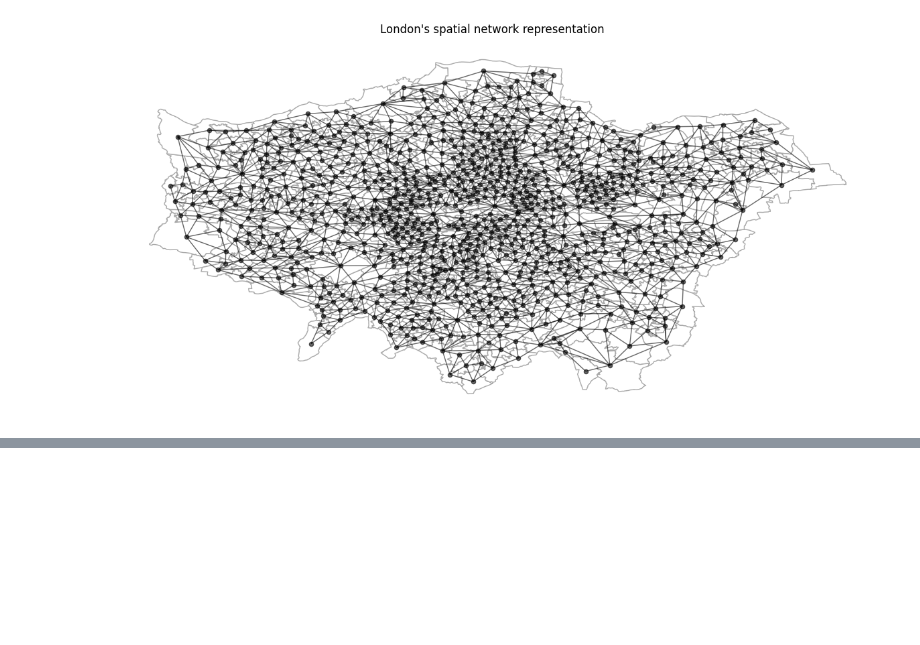
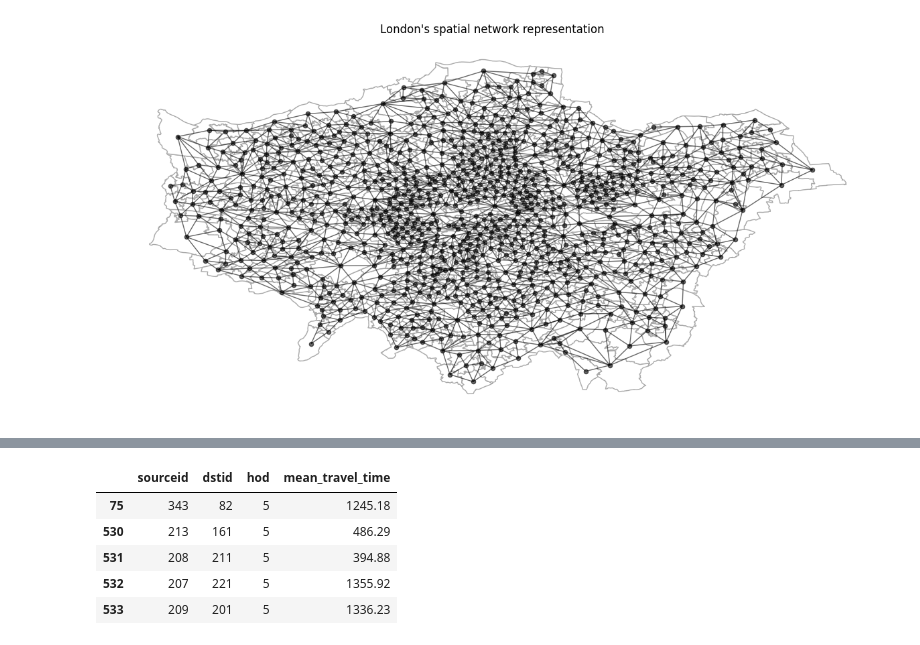
Before and after one commit to RiccardoSpolaor/Traffic-Flow-Analysis-Using-Uber-Movement-Data, a Jupyter notebook: src/main.ipynb, the cells around one changed output, grey strips where cells are left out. Saved outputs shown, nothing was run; the diff lists cells and outputs as text; code cells hidden in the pictures; blank space fills up the shorter version.

```diff
--- a/src/main.ipynb
+++ b/src/main.ipynb
@@ -90,0 +118,9 @@ plt.show()
+# %%
+df_9.head()
+# %% [output]
+|  | sourceid | dstid | hod | mean_travel_time |
+| 75 | 343 | 82 | 5 | 1245.18 |
+| 530 | 213 | 161 | 5 | 486.29 |
+| 531 | 208 | 211 | 5 | 394.88 |
+| 532 | 207 | 221 | 5 | 1355.92 |
+| 533 | 209 | 201 | 5 | 1336.23 |
```
Also changed, not shown: parts of 8 cells of this notebook.
